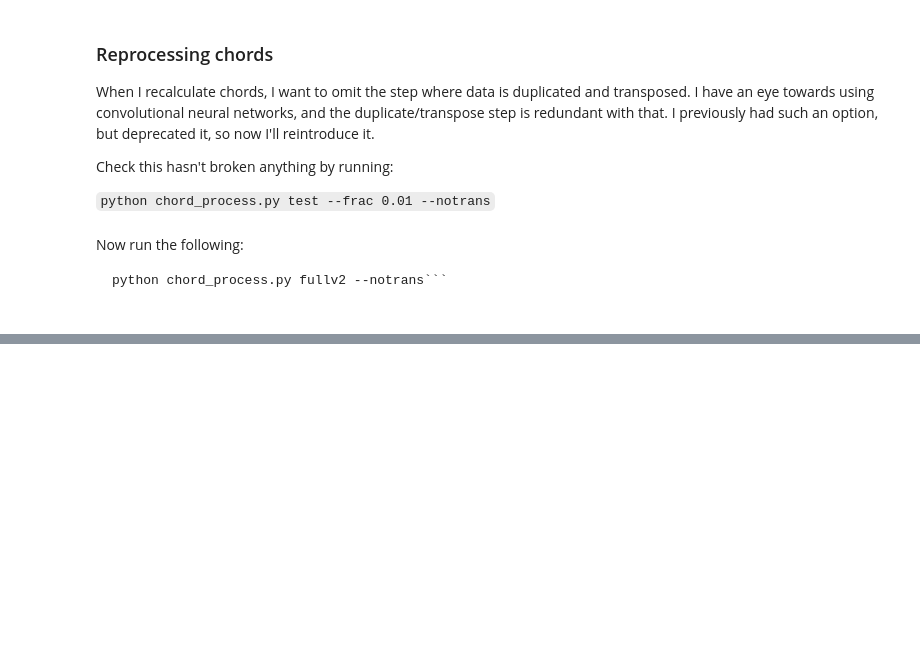
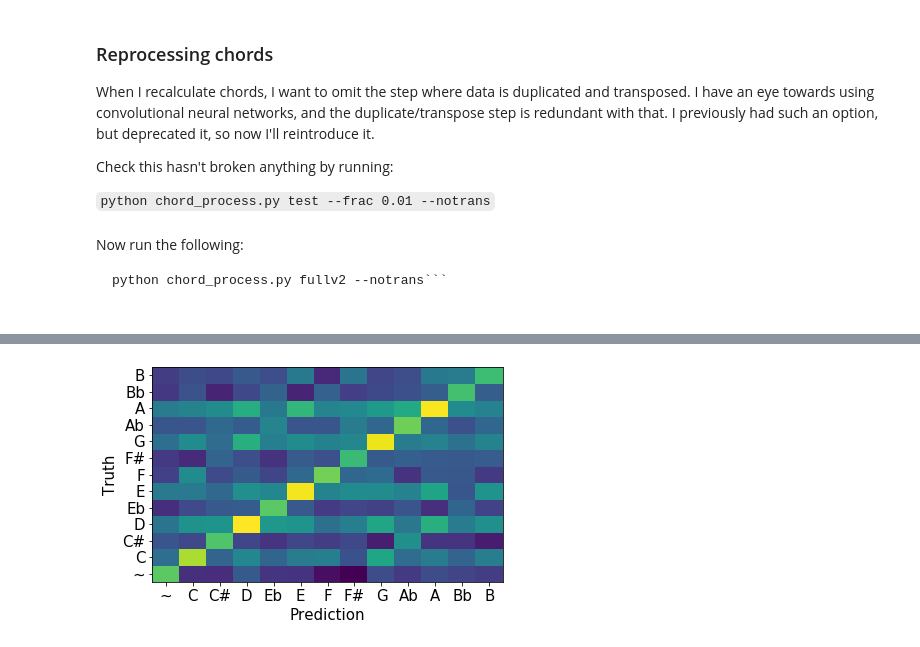
Before and after one commit to tristanlmiller/auto-guitar-tabs, a Jupyter notebook: Post-Insight Refactoring.ipynb, the cells around one changed output, grey strips where cells are left out. Saved outputs shown, nothing was run; the diff lists cells and outputs as text; code cells hidden in the pictures; blank space fills up the shorter version.

```diff
--- a/Post-Insight Refactoring.ipynb
+++ b/Post-Insight Refactoring.ipynb
@@ -202,6 +203,9 @@ Let's run a quick logistic regression model using the new data.  Previously, thi
-# %%
-with open(f"Models/lr_v2.pkl", 'rb') as f:
-    root_model = pickle.load(f)
-    quality_model = pickle.load(f)
-    add_model = pickle.load(f)
-    inv_model = pickle.load(f)
+# %%
+metrics = pickle.load(open("Models/lr_v2_metrics.pkl", 'rb'))
+print('Results')
+print(f"Root F1 score: {metrics['root_macro_valid']}")
+print(f"Quality F1 score: {metrics['quality_macro_valid']}")
+print(f"Add F1 score: {metrics['add_macro_valid']}")
+print(f"Inversion F1 score: {metrics['inv_macro_valid']}")
+print(f"Root accuracy: {metrics['root_acc_valid']}")
+print(f"Total accuracy: {metrics['total_acc_valid']}")
@@ -207,0 +220,14 @@ with open(f"Models/lr_v2.pkl", 'rb') as f:
+# %%
+curr_metric = 'root_cmat_valid'
+ticks = np.arange(0,metrics[curr_metric].shape[1],1.0)
+ticklabels = [chord_loader.num_to_root[x-1] for x in ticks]
+ticks += 0.5
+plt.pcolor(np.log(metrics[curr_metric]))
+plt.xticks(ticks=ticks, labels=ticklabels)
+plt.yticks(ticks=ticks, labels=ticklabels)
+plt.xlabel('Prediction')
+plt.ylabel('Truth')
+plt.rc('font', size=15)
+plt.tight_layout()
+# %% [output]
+[figure, added]
```
Also changed, not shown: parts of 3 cells of this notebook.
